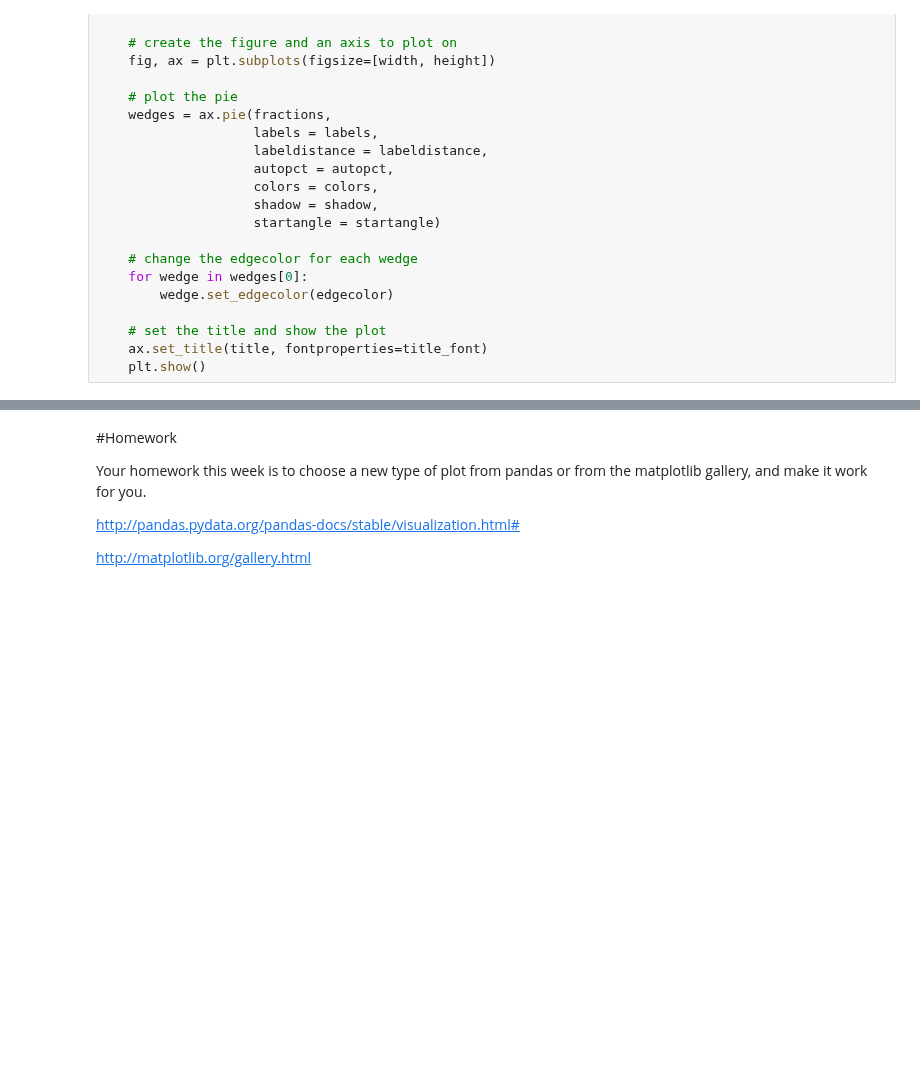
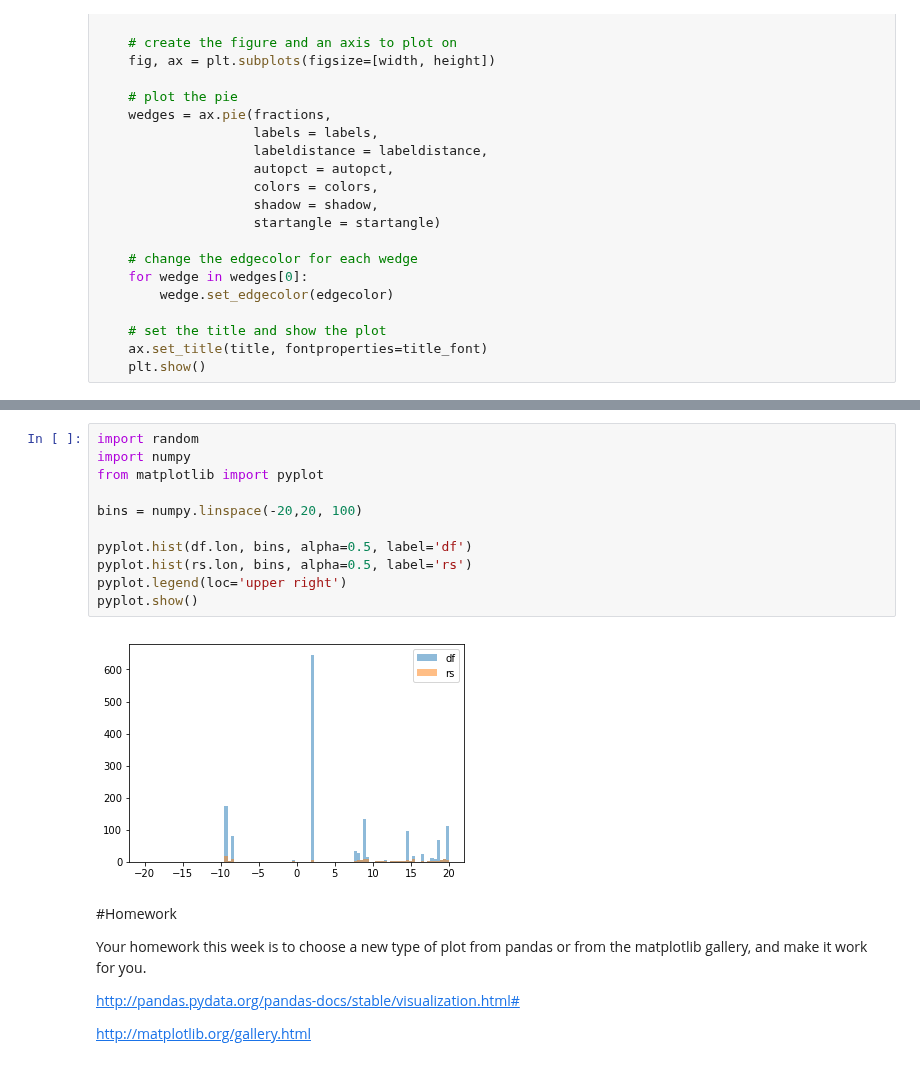
Before and after one commit to uky-transport-data-science/ce599, a Jupyter notebook: 15-Data Viz 1/data-viz.ipynb, the cells around one changed output, grey strips where cells are left out. Cells and saved outputs as stored; diff of their text form; blank space fills up the shorter version.

```diff
--- a/15-Data Viz 1/data-viz.ipynb
+++ b/15-Data Viz 1/data-viz.ipynb
@@ -449,3 +589,16 @@ pie_chart(fractions = countries,
+# %%
+import random
+import numpy
+from matplotlib import pyplot
+
+bins = numpy.linspace(-20,20, 100)
+
+pyplot.hist(df.lon, bins, alpha=0.5, label='df')
+pyplot.hist(rs.lon, bins, alpha=0.5, label='rs')
+pyplot.legend(loc='upper right')
+pyplot.show()
+# %% [output]
+[figure, added]
 # %% [markdown]
 #Homework
 
```
Also changed, not shown: parts of 21 cells of this notebook, 1 other file.
